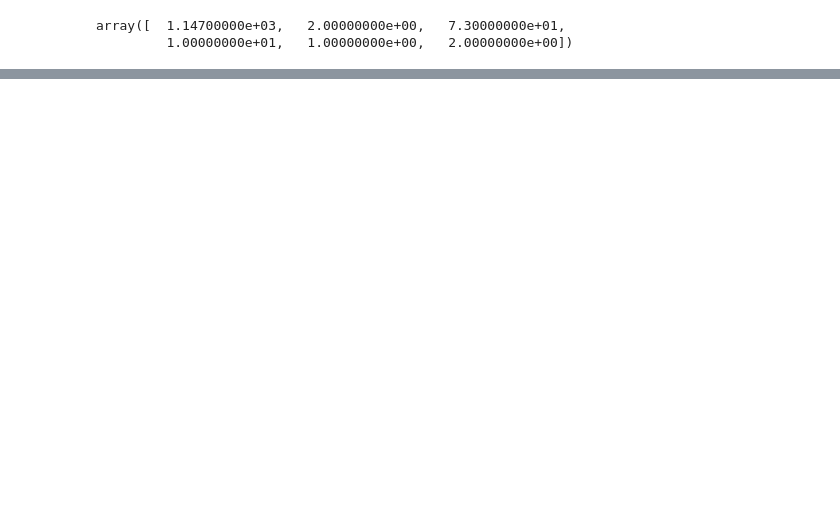
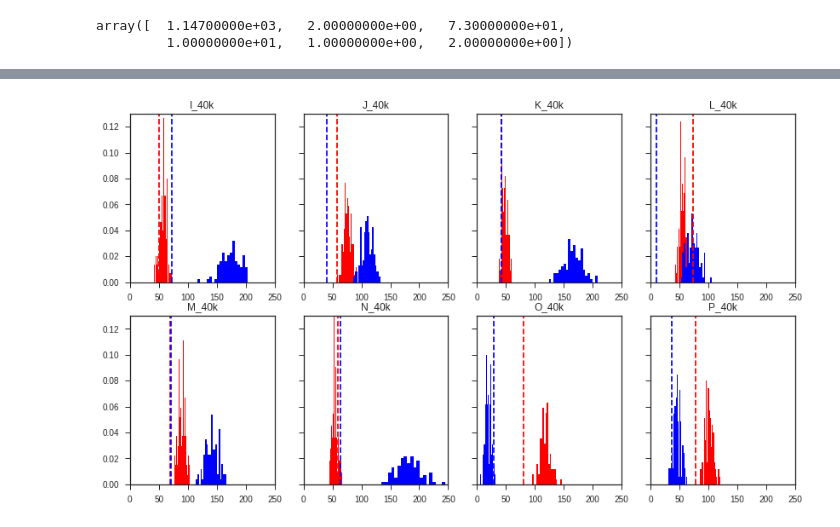
Before and after one commit to theilmbh/NeuralTDA, a Jupyter notebook: notebooks/SCM+Shuffle_Controls_Krista2.ipynb, the cells around one changed output, grey strips where cells are left out. Cells and saved outputs as stored; diff of their text form; code cells hidden in the pictures; blank space fills up the shorter version.

```diff
--- a/notebooks/SCM+Shuffle_Controls_Krista2.ipynb
+++ b/notebooks/SCM+Shuffle_Controls_Krista2.ipynb
@@ -397,0 +399,17 @@ for stim in stim_betticurve_dict.keys():
+# %%
+betti=1
+f, axs = plt.subplots(2, 4, sharey=True, figsize=(14, 8))
+betticols = ['b', 'r', 'b']
+bettis = [1,2]
+for ax, stim in zip(axs.flatten(), stim_betticurve_dict.keys()):
+    final_bettis = stim_betticurve_dict[stim][-1]
+    for betti in bettis:
+        plot_scm_distribution([stim_scm_dict[stim]], 0, betti, ax, color=betticols[betti])
+        b = final_bettis[betti+1]
+        ax.plot([b, b], [0, 0.15], betticols[betti]+'--')
+    ax.set_title(stim)
+    ax.set_xlim([0, 250])
+    ax.set_ylim([0, 0.13])
+plt.savefig('/home/brad/krista/B1_FinalBettiVsSCM_TrialAvg_allBetti.png')
+# %% [output]
+[figure, added]
```
Also changed, not shown: parts of 9 cells of this notebook.
